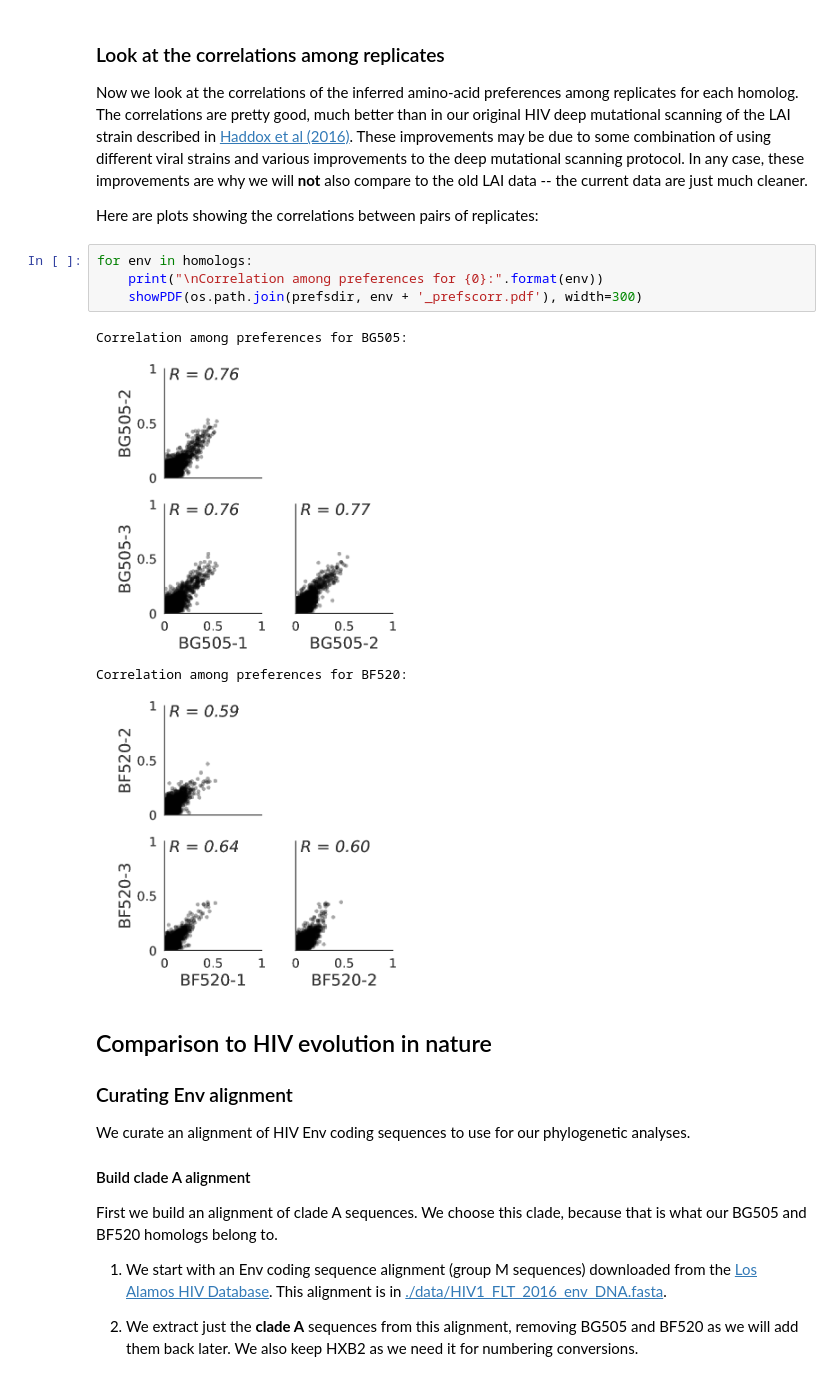
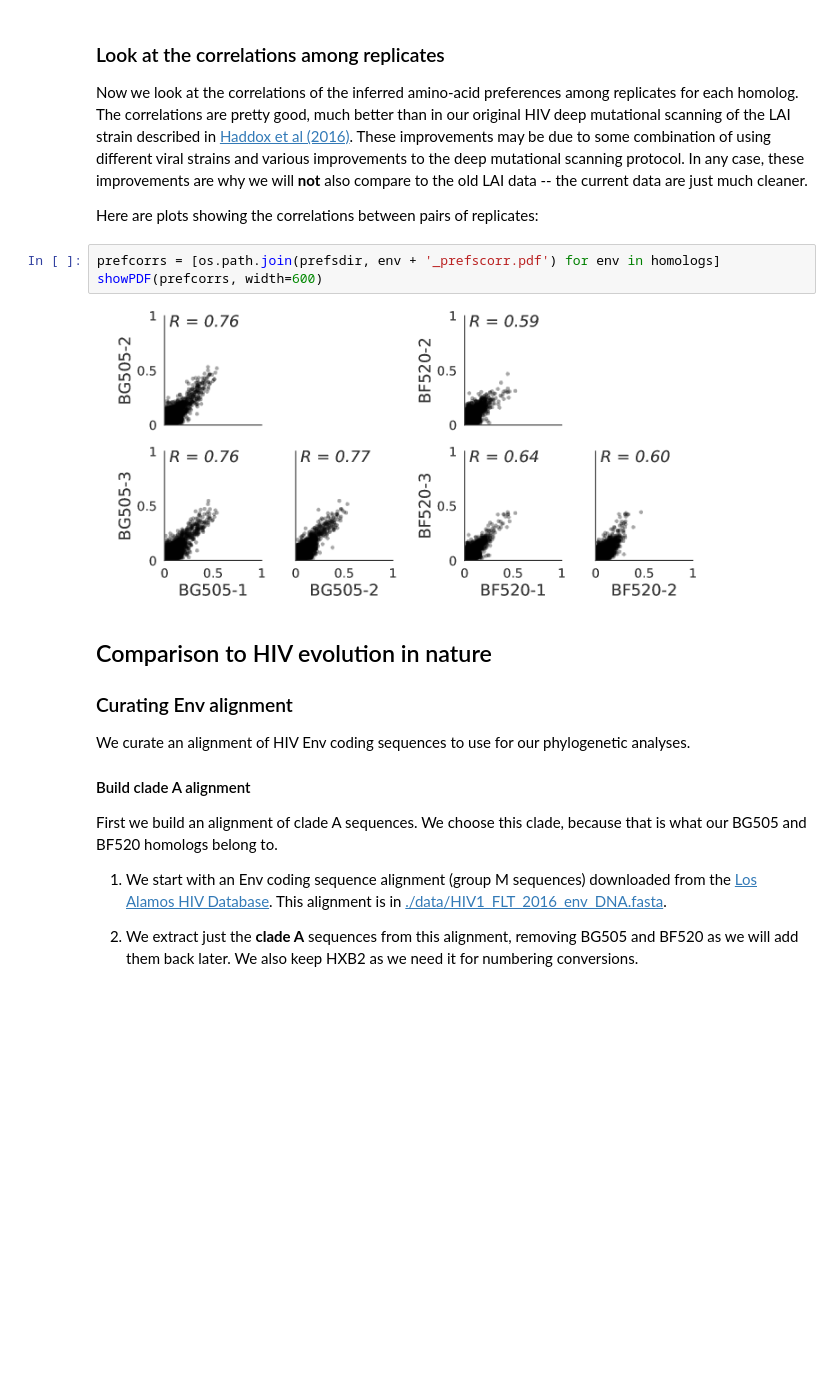
Before and after one commit to jbloomlab/EnvMutationalShiftsPaper, a Jupyter notebook: analysis_code/analysis_notebook.ipynb, the cells around one changed output. Drawn from its saved outputs; the diff is of its cells as text; blank space fills up the shorter version.

Commit message:
figure 3: avgmutfreqs and prefs correlations

```diff
--- a/analysis_code/analysis_notebook.ipynb
+++ b/analysis_code/analysis_notebook.ipynb
@@ -542,15 +542,11 @@ These improvements may be due to some combination of using different viral strai
 In any case, these improvements are why we will **not** also compare to the old LAI data -- the current data are just much cleaner.
 
 Here are plots showing the correlations between pairs of replicates:
-# %%
-for env in homologs:
-    print("\nCorrelation among preferences for {0}:".format(env))
-    showPDF(os.path.join(prefsdir, env + '_prefscorr.pdf'), width=300)
-# %% [output]
-Correlation among preferences for BG505:
-[figure, removed]
-Correlation among preferences for BF520:
-[figure, removed]
+# %%
+prefcorrs = [os.path.join(prefsdir, env + '_prefscorr.pdf') for env in homologs]
+showPDF(prefcorrs, width=600)
+# %% [output]
+[figure, added]
 # %% [markdown]
 ## Comparison to HIV evolution in nature
 
```
Also changed, not shown: parts of 2 cells of this notebook, 17 other files.
